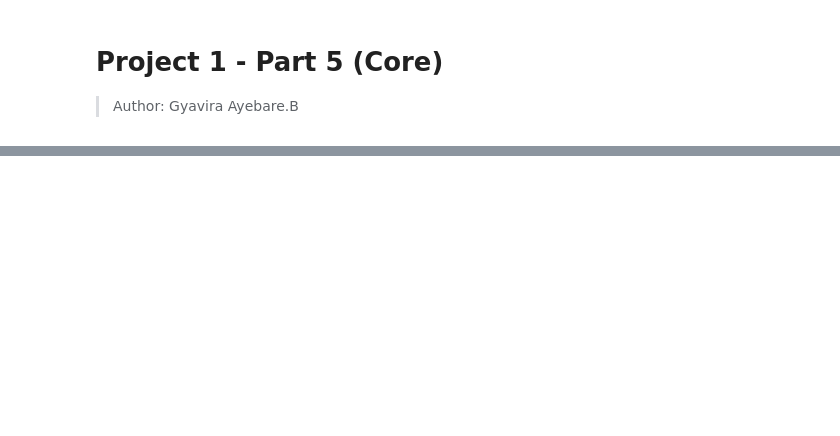
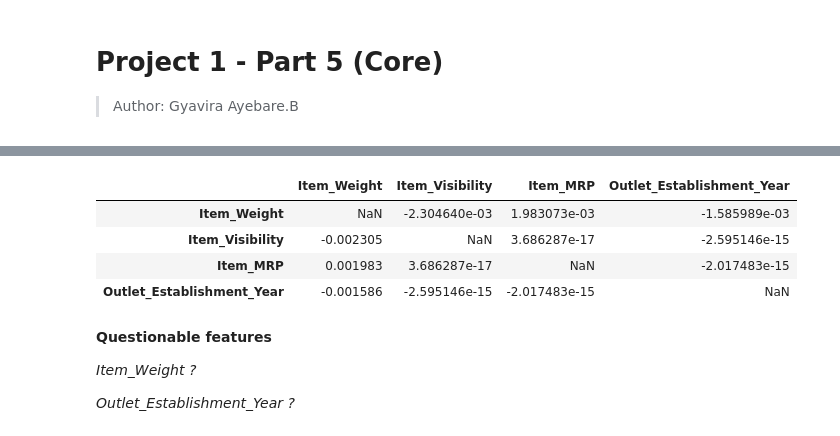
Before and after one commit to GyaviWalls/Prediction-of-Product-Sales, a Jupyter notebook: Project_1_Part_5_(Core).ipynb, the cells around one changed output, grey strips where cells are left out. Saved outputs shown, nothing was run; the diff lists cells and outputs as text; code cells hidden in the pictures; blank space fills up the shorter version.

```diff
--- a/Project_1_Part_5_(Core).ipynb
+++ b/Project_1_Part_5_(Core).ipynb
@@ -26,0 +177,4 @@ df.head()
+# %%
+num_tuple = ('numeric', num_pipe, num_cols)
+ord_tuple = ('ordinal', ord_pipe, ord_cols)
+ohe_tuple = ('categorical', ohe_encoder, ohe_cols)
@@ -26,0 +231,15 @@ df.head()
+# %%
+corr_df = X_train.corr(numeric_only=True) - X_train_processed[num_cols].corr(numeric_only=True)
+corr_df[corr_df != 0]
+# %% [output]
+|  | Item_Weight | Item_Visibility | Item_MRP | Outlet_Establishment_Year |
+| Item_Weight | NaN | -2.304640e-03 | 1.983073e-03 | -1.585989e-03 |
+| Item_Visibility | -0.002305 | NaN | 3.686287e-17 | -2.595146e-15 |
+| Item_MRP | 0.001983 | 3.686287e-17 | NaN | -2.017483e-15 |
+| Outlet_Establishment_Year | -0.001586 | -2.595146e-15 | -2.017483e-15 | NaN |
+# %% [markdown]
+**Questionable features**
+
+*Item_Weight ?*
+
+*Outlet_Establishment_Year ?*
```
Also changed, not shown: parts of 25 cells of this notebook.
